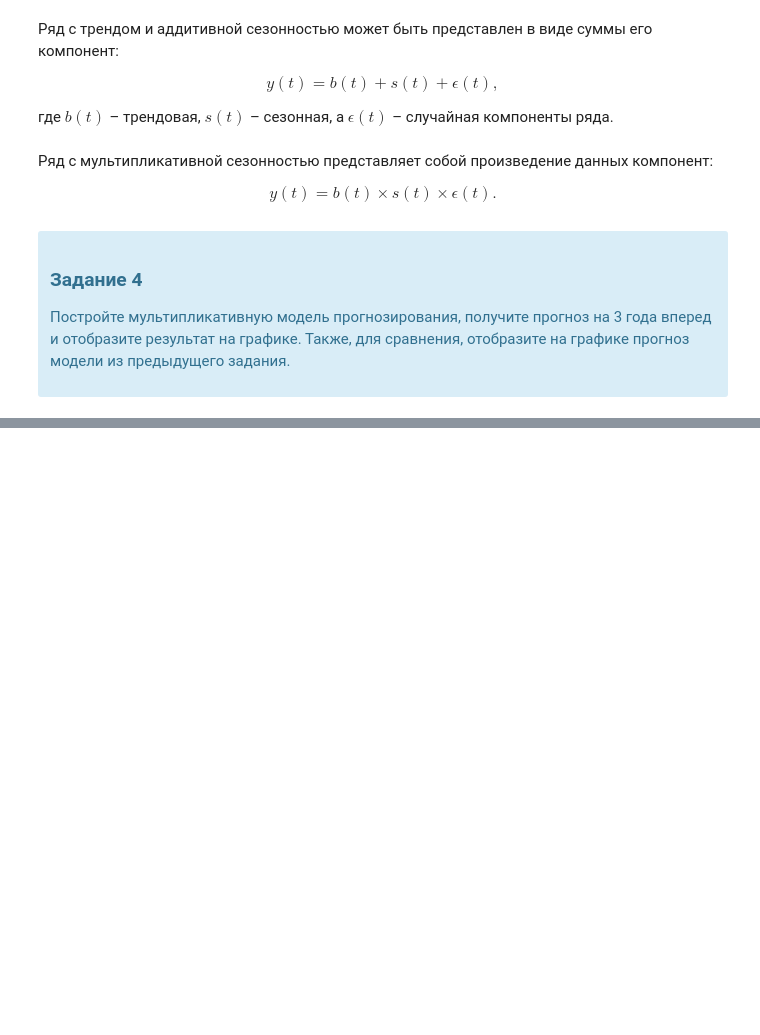
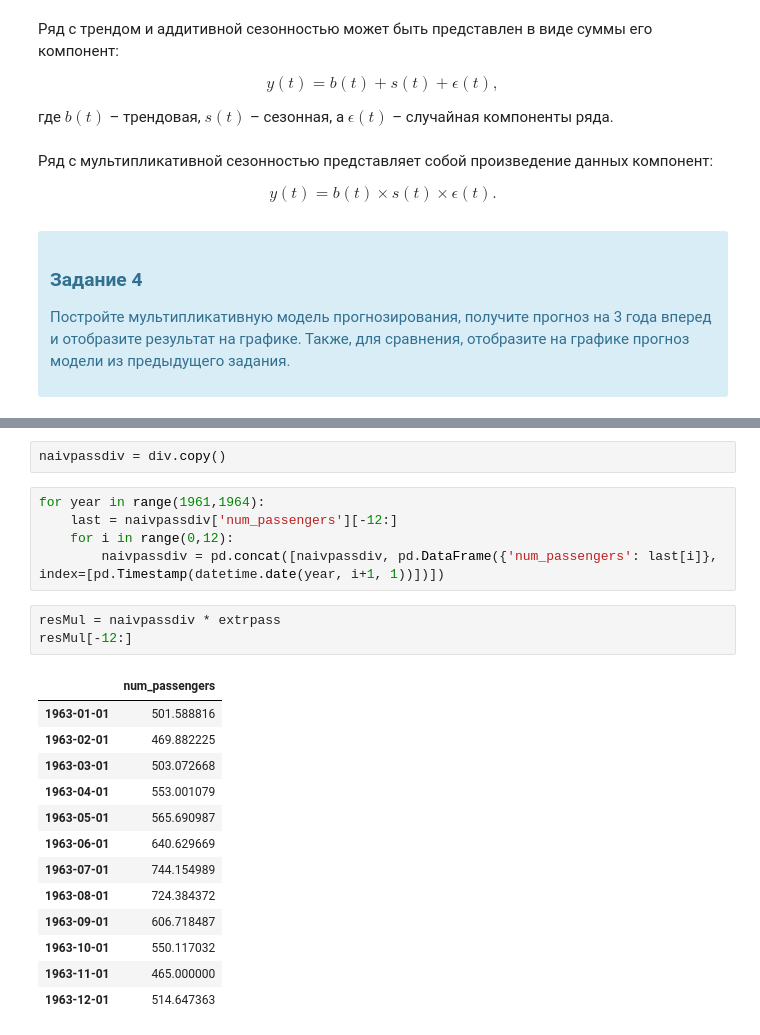
Before and after one commit to endygamedev/university, a Jupyter notebook: 3-course-6-semester/forecasting-methods/1. Naive forecasting methods/1. Naive forecasting models.ipynb, the cells around one changed output, grey strips where cells are left out. Saved outputs shown, nothing was run; the diff lists cells and outputs as text; blank space fills up the shorter version.

```diff
--- a/3-course-6-semester/forecasting-methods/1. Naive forecasting methods/1. Naive forecasting models.ipynb
+++ b/3-course-6-semester/forecasting-methods/1. Naive forecasting methods/1. Naive forecasting models.ipynb
@@ -172,0 +262,24 @@ $$y(t)=b(t)\times s(t)\times \epsilon(t).$$
+# %%
+naivpassdiv = div.copy()
+# %%
+for year in range(1961,1964):
+    last = naivpassdiv['num_passengers'][-12:]
+    for i in range(0,12):
+        naivpassdiv = pd.concat([naivpassdiv, pd.DataFrame({'num_passengers': last[i]}, index=[pd.Timestamp(datetime.date(year, i+1, 1))])])
+# %%
+resMul = naivpassdiv * extrpass
+resMul[-12:]
+# %% [output]
+|  | num_passengers |
+| 1963-01-01 | 501.588816 |
+| 1963-02-01 | 469.882225 |
+| 1963-03-01 | 503.072668 |
+| 1963-04-01 | 553.001079 |
+| 1963-05-01 | 565.690987 |
+| 1963-06-01 | 640.629669 |
+| 1963-07-01 | 744.154989 |
+| 1963-08-01 | 724.384372 |
+| 1963-09-01 | 606.718487 |
+| 1963-10-01 | 550.117032 |
+| 1963-11-01 | 465.000000 |
+| 1963-12-01 | 514.647363 |
```
Also changed, not shown: parts of 14 cells of this notebook.
